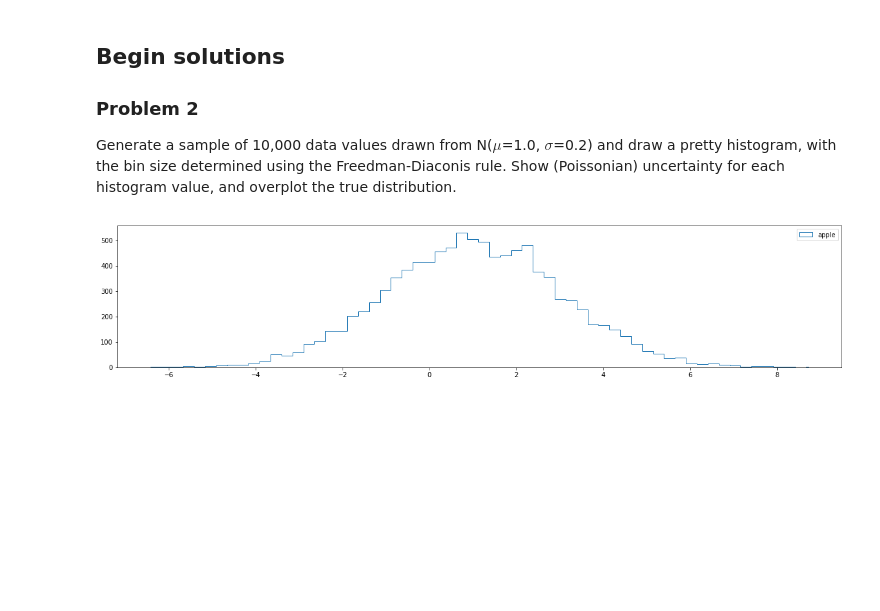
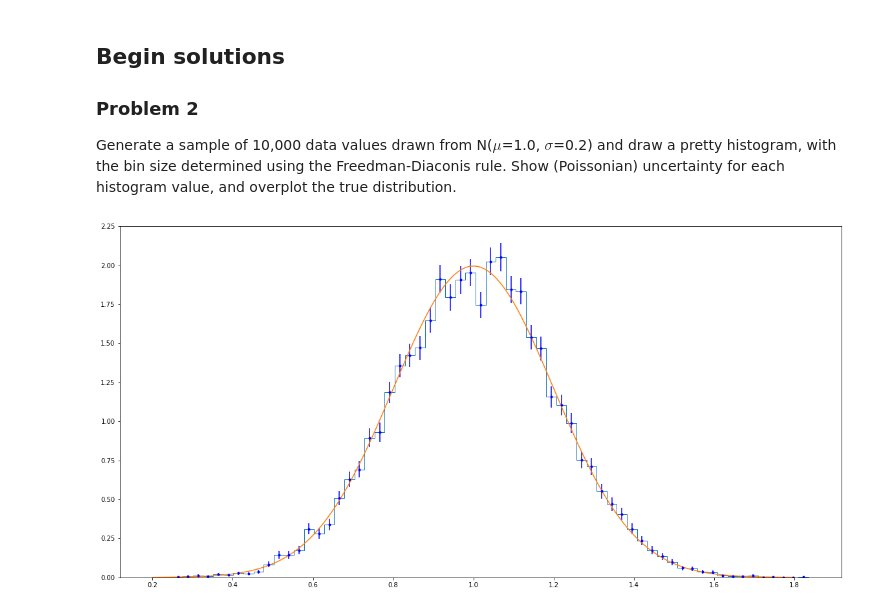
Before and after one commit to PHYST480/homeworks-pranphy, a Jupyter notebook: PHYST480-F18-HW1.ipynb, the cells around one changed output. Cells and saved outputs as stored; diff of their text form; code cells hidden in the pictures; blank space fills up the shorter version.

```diff
--- a/PHYST480-F18-HW1.ipynb
+++ b/PHYST480-F18-HW1.ipynb
@@ -54,23 +44,3 @@ Generate a sample of 10,000 data values drawn from N($\mu$=1.0, $\sigma$=0.2) an
 draw a pretty histogram, with the bin size determined using the Freedman-Diaconis
 rule. Show (Poissonian) uncertainty for each histogram value, and overplot the
 true distribution.
-# %%
-import numpy as np
-import matplotlib.pyplot as plt
-import scipy as sp
-
-plt.rc('figure', figsize=(20.0, 4.0))
-
-sample_size = 10_000
-samples = sp.stats.norm(1,2).rvs(sample_size)
-
-#Or better yet
-q_25,q_75 = np.percentile(samples,[25,75])
-σ_G = 0.7413*(q_75-q_25)
-binsize = 2.7*σ_G/(len(samples)**(1/3))
-bins = np.append(np.arange(samples.min(),samples.max(),binsize),samples.max())
-
-___ = plt.hist(samples,bins,histtype='step',label='apple')
-___ = plt.legend()
-# %% [output]
-[figure, removed]
@@ -76,0 +56,22 @@ ___ = plt.legend()
+# %%
+warnings.filterwarnings('ignore')
+plt.rcParams['figure.figsize'] = (20.0, 10.0)
+# %%
+def hist_with_error(data,bins,density=True,**kwargs):
+    rv,rb,rp = amplt.hist(data,bins=bins,histtype='step',density=density,**kwargs)
+    oldcnt = rv*len(data)*np.diff(rb)
+    area = np.sum(rv*len(data)*np.diff(rb)**2) if density else 1
+    __ = plt.errorbar((rb[1:]+rb[:-1])/2,rv,yerr=np.sqrt(rv/area),fmt='b. ')
+    return np.sum(np.diff(rb)*rv)
+# %%
+mu = 1;sigma = 0.2; llim = mu - 4*sigma; ulim = mu + 4*sigma
+sample_size = 10_000
+xvals = np.linspace(llim,ulim,sample_size)
+
+norm_sample = sp.stats.norm(mu,sigma).rvs(sample_size)
+norm_pdf = sp.stats.norm(mu,sigma).pdf(xvals)
+
+area  = hist_with_error(norm_sample,bins='freedman',density=True) #density == normed python3
+__ = plt.plot(xvals,norm_pdf*area)
+# %% [output]
+[figure, added]
```
Also changed, not shown: parts of 8 cells of this notebook, 1 other file.
